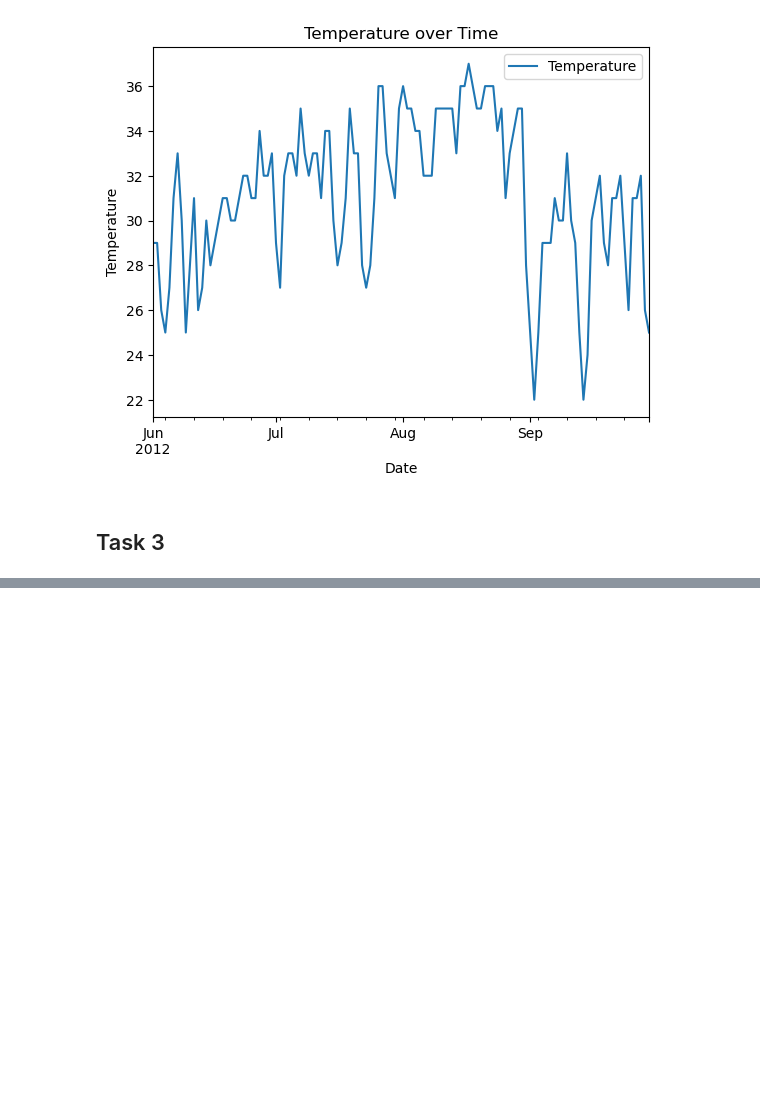
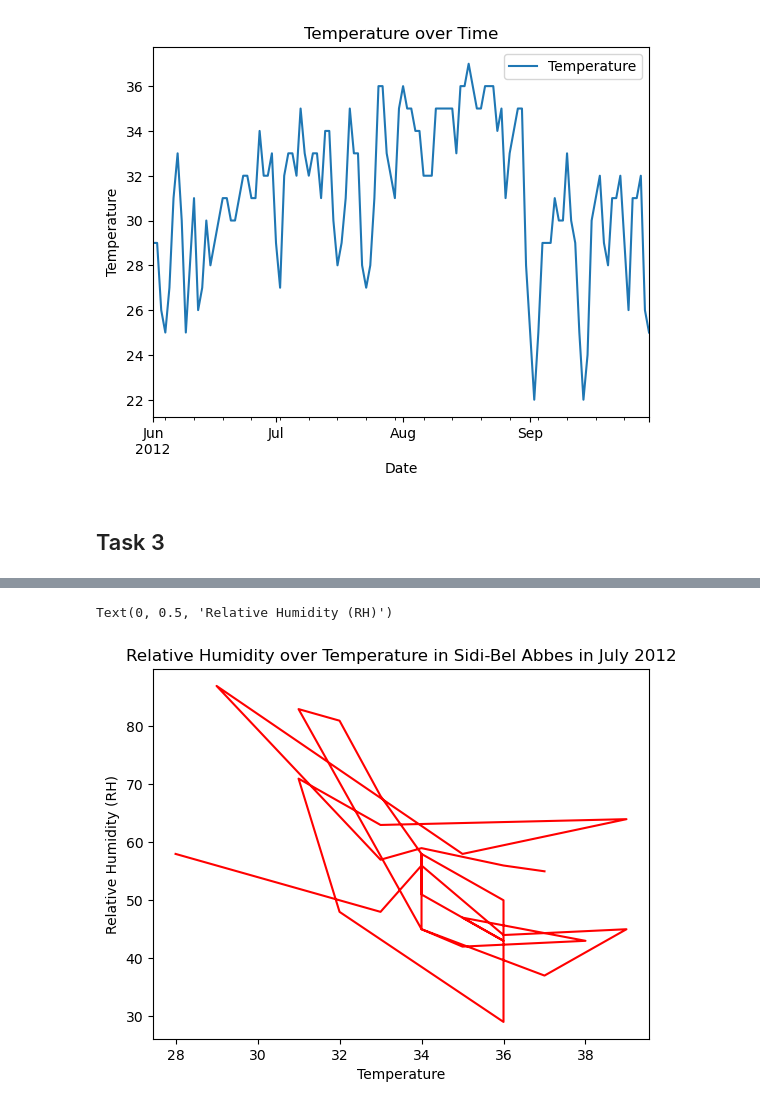
Before and after one commit to Jairik/Data-Visualization-Machine-Learning, a Jupyter notebook: Basic Datasets & Visualization/Basic_Datasets.ipynb, the cells around one changed output, grey strips where cells are left out. Saved outputs shown, nothing was run; the diff lists cells and outputs as text; code cells hidden in the pictures; blank space fills up the shorter version.

```diff
--- a/Basic Datasets & Visualization/Basic_Datasets.ipynb
+++ b/Basic Datasets & Visualization/Basic_Datasets.ipynb
@@ -101,0 +121,11 @@ Text(0, 0.5, 'Average RH')
+# %%
+s_df_july_2012 = s_df[(s_df['year'] == 2012) & (s_df['month'] == 7)]
+s_july_2012_temp = s_df_july_2012['Temperature']
+s_july_2012_rh = s_df_july_2012['RH']
+plt.plot(s_july_2012_temp,s_july_2012_rh, color='red')
+plt.title("Relative Humidity over Temperature in Sidi-Bel Abbes in July 2012")
+plt.xlabel('Temperature')
+plt.ylabel('Relative Humidity (RH)')
+# %% [output]
+Text(0, 0.5, 'Relative Humidity (RH)')
+[figure, added]
```
Also changed, not shown: parts of 14 cells of this notebook, 1 other file.
